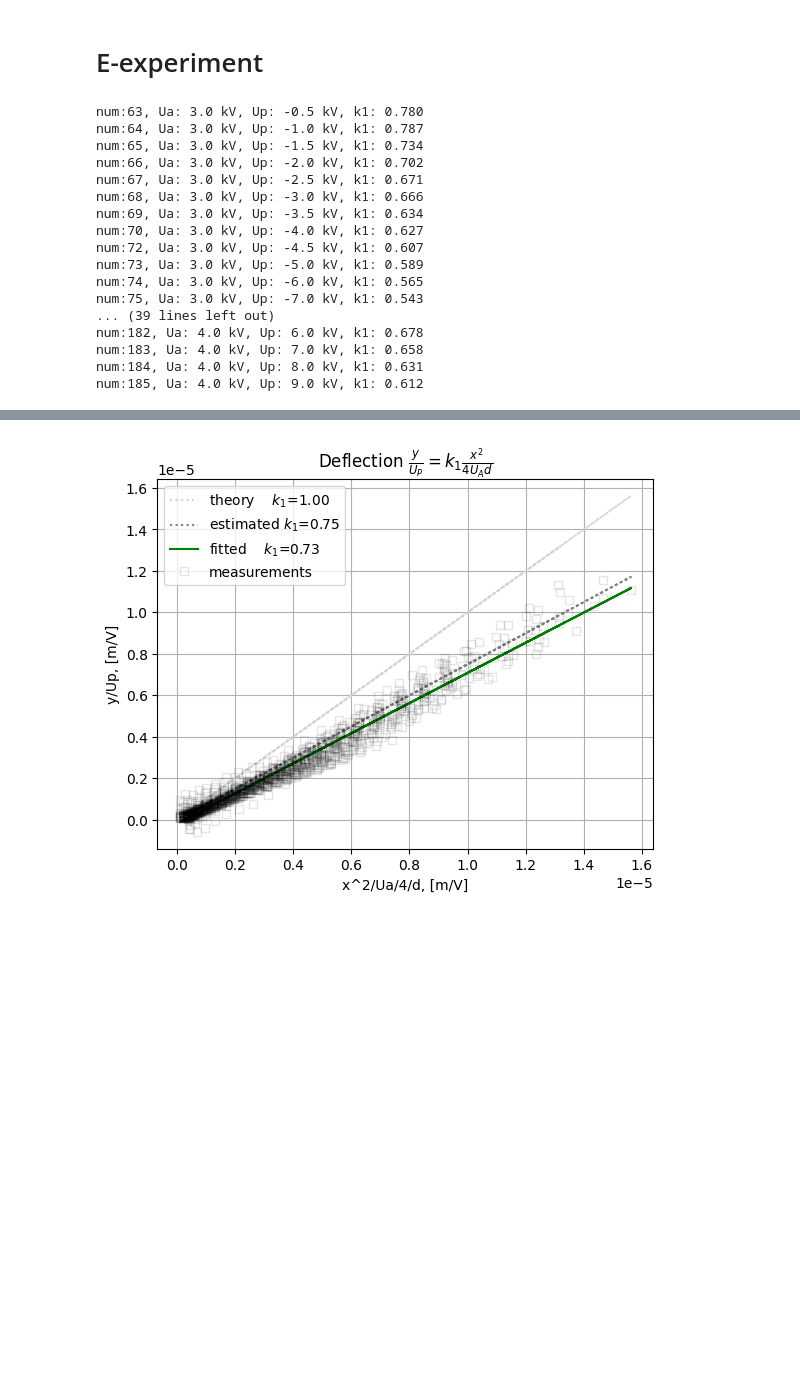
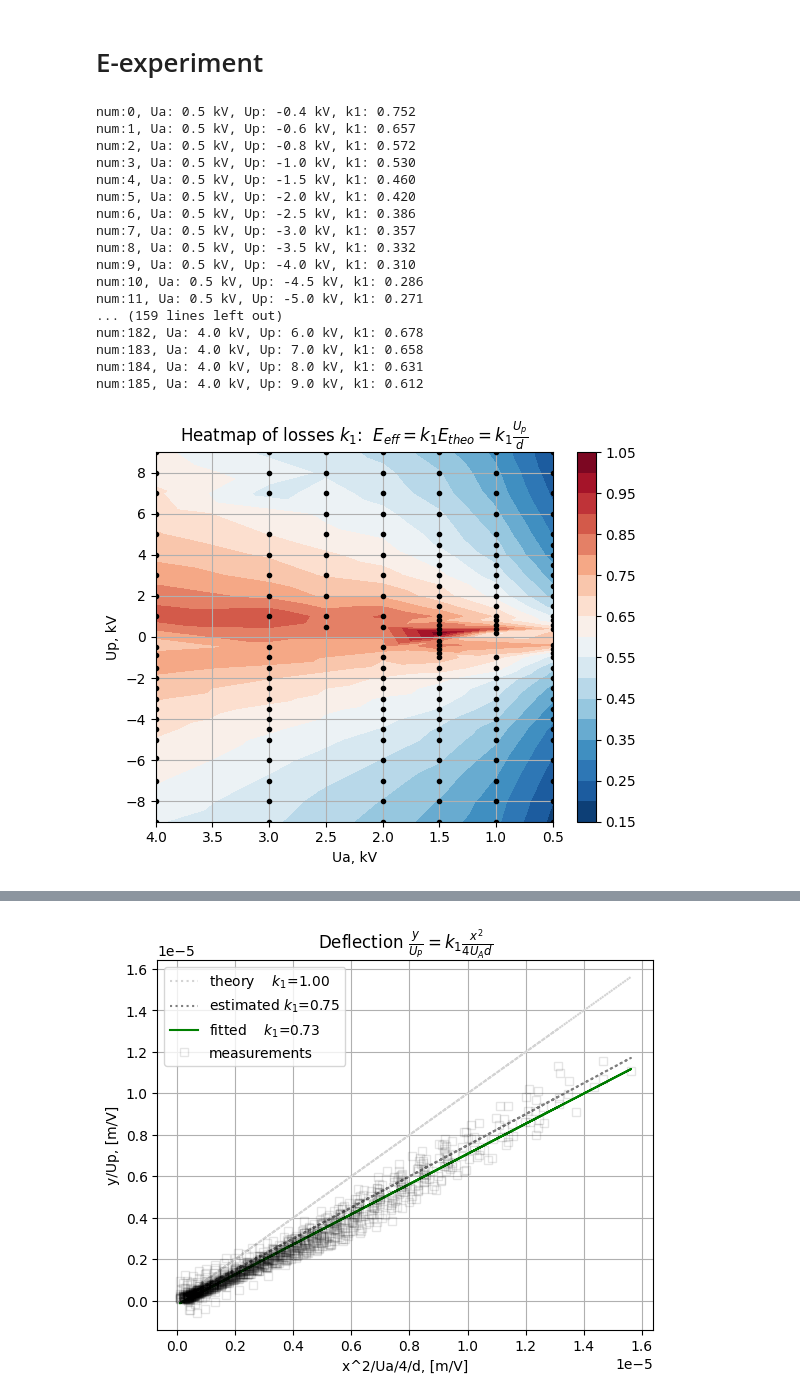
Before and after one commit to evgeny-kolonsky/Lab2_Electron, a Jupyter notebook: Lab2_Thomson2.ipynb, the cells around one changed output, grey strips where cells are left out. Cells and saved outputs as stored; diff of their text form; code cells hidden in the pictures; blank space fills up the shorter version.

```diff
--- a/Lab2_Thomson2.ipynb
+++ b/Lab2_Thomson2.ipynb
@@ -181,25 +265,46 @@ for obs in experiment.values():
 # %% [markdown]
 # E-experiment
-# %%
-for obs in experiment.values():
-  if obs.group == 'E':
-    if (obs.Ua > UA_MIN):
-      print(f'num:{obs.num:n}, Ua: {obs.Ua*1e-3:.1f} kV, Up: {obs.Up*1e-3:.1f} kV, k1: {obs.k1:.3f}')
-# %% [output]
-num:63, Ua: 3.0 kV, Up: -0.5 kV, k1: 0.780
-num:64, Ua: 3.0 kV, Up: -1.0 kV, k1: 0.787
-num:65, Ua: 3.0 kV, Up: -1.5 kV, k1: 0.734
-num:66, Ua: 3.0 kV, Up: -2.0 kV, k1: 0.702
-num:67, Ua: 3.0 kV, Up: -2.5 kV, k1: 0.671
-num:68, Ua: 3.0 kV, Up: -3.0 kV, k1: 0.666
-num:69, Ua: 3.0 kV, Up: -3.5 kV, k1: 0.634
-num:70, Ua: 3.0 kV, Up: -4.0 kV, k1: 0.627
-num:72, Ua: 3.0 kV, Up: -4.5 kV, k1: 0.607
-num:73, Ua: 3.0 kV, Up: -5.0 kV, k1: 0.589
-num:74, Ua: 3.0 kV, Up: -6.0 kV, k1: 0.565
-num:75, Ua: 3.0 kV, Up: -7.0 kV, k1: 0.543
-... (39 lines left out)
-num:182, Ua: 4.0 kV, Up: 6.0 kV, k1: 0.678
-num:183, Ua: 4.0 kV, Up: 7.0 kV, k1: 0.658
-num:184, Ua: 4.0 kV, Up: 8.0 kV, k1: 0.631
-num:185, Ua: 4.0 kV, Up: 9.0 kV, k1: 0.612
+# %%
+measurements = ''
+for obs in experiment.values():
+  if obs.group == 'E':
+        print(f'num:{obs.num:n}, Ua: {obs.Ua*1e-3:.1f} kV, Up: {obs.Up*1e-3:.1f} kV, k1: {obs.k1:.3f}')
+        measurements += f'{obs.Ua} {obs.Up} {obs.k1}\n'
+
+data = np.genfromtxt(measurements.splitlines(), dtype=float)
+
+Ua_, Up_, k1_ = data.T
+
+# could be used instead of constant k1
+k1_interp = LinearNDInterpolator(list(zip(Ua_, Up_)), k1_)
+
+Ua_ *= 1e-3
+Up_ *= 1e-3
+
+plt.tricontourf(Ua_, Up_, k1_, levels=19,  cmap="RdBu_r")
+plt.plot(Ua_, Up_, 'ko', ms=3)
+plt.xlim(4, .5)
+plt.grid()
+plt.colorbar()
+plt.xlabel('Ua, kV')
+plt.ylabel('Up, kV')
+plt.title(r'Heatmap of losses $k_1$:  $E_{eff} = k_1 E_{theo} = k_1 \frac{U_p}{d}$');
+# %% [output]
+num:0, Ua: 0.5 kV, Up: -0.4 kV, k1: 0.752
+num:1, Ua: 0.5 kV, Up: -0.6 kV, k1: 0.657
+num:2, Ua: 0.5 kV, Up: -0.8 kV, k1: 0.572
+num:3, Ua: 0.5 kV, Up: -1.0 kV, k1: 0.530
+num:4, Ua: 0.5 kV, Up: -1.5 kV, k1: 0.460
+num:5, Ua: 0.5 kV, Up: -2.0 kV, k1: 0.420
+num:6, Ua: 0.5 kV, Up: -2.5 kV, k1: 0.386
+num:7, Ua: 0.5 kV, Up: -3.0 kV, k1: 0.357
+num:8, Ua: 0.5 kV, Up: -3.5 kV, k1: 0.332
+num:9, Ua: 0.5 kV, Up: -4.0 kV, k1: 0.310
+num:10, Ua: 0.5 kV, Up: -4.5 kV, k1: 0.286
+num:11, Ua: 0.5 kV, Up: -5.0 kV, k1: 0.271
+... (159 lines left out)
+num:182, Ua: 4.0 kV, Up: 6.0 kV, k1: 0.678
+num:183, Ua: 4.0 kV, Up: 7.0 kV, k1: 0.658
+num:184, Ua: 4.0 kV, Up: 8.0 kV, k1: 0.631
+num:185, Ua: 4.0 kV, Up: 9.0 kV, k1: 0.612
+[figure, added]
```
Also changed, not shown: parts of 33 cells of this notebook.
